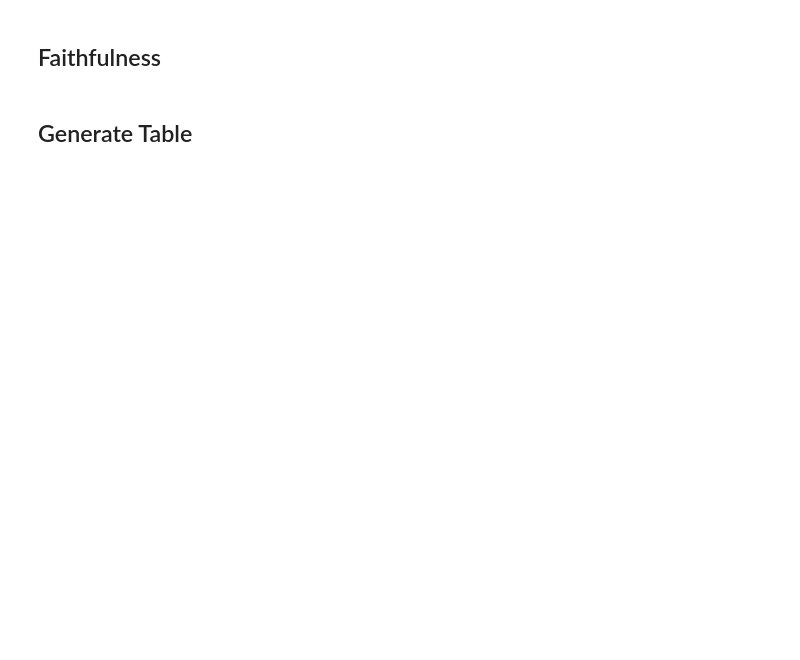
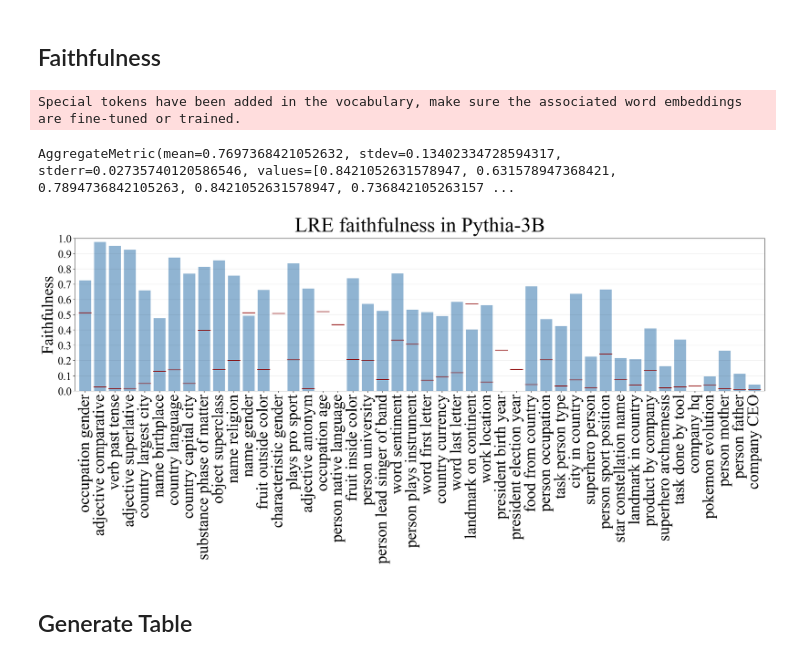
Before and after one commit to evandez/relations, a Jupyter notebook: notebooks/figures/sweep_results.ipynb, the cells around one changed output. Drawn from its saved outputs; the diff is of its cells as text; code cells hidden in the pictures; blank space fills up the shorter version.

Commit message:
updated figures for Pythia-3B

```diff
--- a/notebooks/figures/sweep_results.ipynb
+++ b/notebooks/figures/sweep_results.ipynb
@@ -23,7 +23,8 @@ from src.utils import logging_utils
 ############################################
 sweep_root = "../../results/SWEEP"
 # sweep_root = "../../results/sweep-bare"
-model_name = "mamba-3b"
+# model_name = "mamba-3b"
+model_name = "pythia-3b"
 ############################################
 
 sweep_path = os.path.join(sweep_root, model_name)
@@ -581,7 +690,8 @@ import transformers
 model_full_name = {
     "gptj": "EleutherAI/gpt-j-6B",
     "gpt2-xl": "gpt2-xl",
-    "llama-13b": "/home/local_arnab/Codes/Weights/llama-13b"
+    "llama-13b": "/home/local_arnab/Codes/Weights/llama-13b",
+    "pythia-3b": "EleutherAI/pythia-2.8b-deduped",
 }
 
 if "llama" in model_name:
@@ -591,8 +701,12 @@ if "llama" in model_name:
 else:
     tokenizer = transformers.AutoTokenizer.from_pretrained(model_full_name[model_name])
     tokenizer.pad_token = tokenizer.eos_token
+# %% [output]
+Special tokens have been added in the vocabulary, make sure the associated word embeddings are fine-tuned or trained.
 # %%
 filtered_results["country capital city"].best_by_efficacy(beta=2.25).recall
+# %% [output]
+AggregateMetric(mean=0.7697368421052632, stdev=0.13402334728594317, stderr=0.02735740120586546, values=[0.8421052631578947, 0.631578947368421, 0.7894736842105263, 0.8421052631578947, 0.736842105263157 ...
 # %%
 #####################################################################################
 plt.rcdefaults()
@@ -663,8 +777,8 @@ plt.xlim(-0.7,len(plot_info)-.3)
 plt.ylabel("Faithfulness", fontsize=MEDIUM_SIZE)
 plt.ylim(0, 1)
 
-with open(f"../../results/tables/known/{model_name}.json") as f:
-    model_known = json.load(f)
+# with open(f"../../results/tables/known/{model_name}.json") as f:
+#     model_known = json.load(f)
 
 for idx in range(len(plot_info)):
     relation_name = plot_info[idx]["relation"]
@@ -683,33 +797,35 @@ for idx in range(len(plot_info)):
     # majority_ans, majority_ans_count = max(ans_counter.items(), key = lambda x: x[1]) if len(ans_counter) > 0 else (0, 0)
 
     # # divide_by = len(model_known[relation_name]["known_samples"]) if len(ans_counter) > 0 else 1
     # divide_by = len(d_relation.samples)
     # print(f" -- {majority_ans} --- {majority_ans_count} / {divide_by}")
     # random_baseline = majority_ans_count/divide_by
 
     divide_by = len(d_relation.samples)
     random_baseline = 0
     for o, o_count in ans_counter.items():
         random_baseline += o_count**2
     random_baseline /= divide_by**2
 
     # print(ans_counter)
     # plt.scatter(random_baseline, idx, color = "darkred", alpha = 1, marker="|", s = 700)
     plt.scatter(idx, random_baseline, color = "darkred", alpha = 1, marker="_", s = 800)
 
 for x_tick in np.linspace(0, 1, 11):
     # plt.axvline(x_tick, color = "black", alpha = 0.05)
     plt.axhline(x_tick, color = "black", alpha = 0.05)
 
 plt.title(f"LRE faithfulness in {model_name_dict[model_name]}", pad=15, fontsize=BIGGER_SIZE)
 
 fig = plt.gcf()
 # fig.set_size_inches(10, 27)
 fig.set_size_inches(27, 6)
 
 plt.savefig(f"{fig_dir}/{model_name}-faithfulness_lre_relationwise.pdf", bbox_inches="tight")
 
 plt.show()
+# %% [output]
+[figure, added]
 # %% [markdown]
 ## Generate Table
 # %%
```
Also changed, not shown: parts of 15 cells of this notebook, 46 other files.
